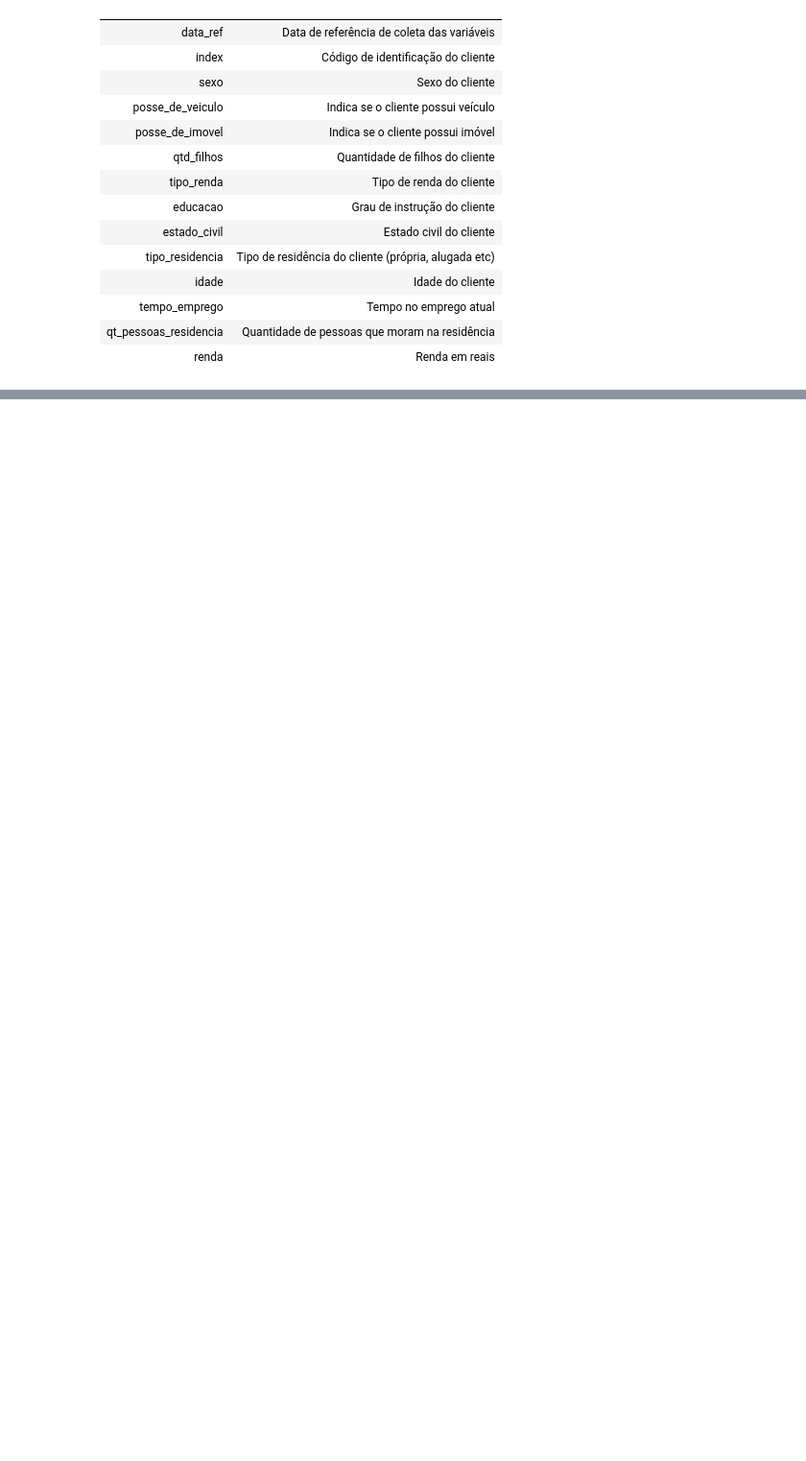
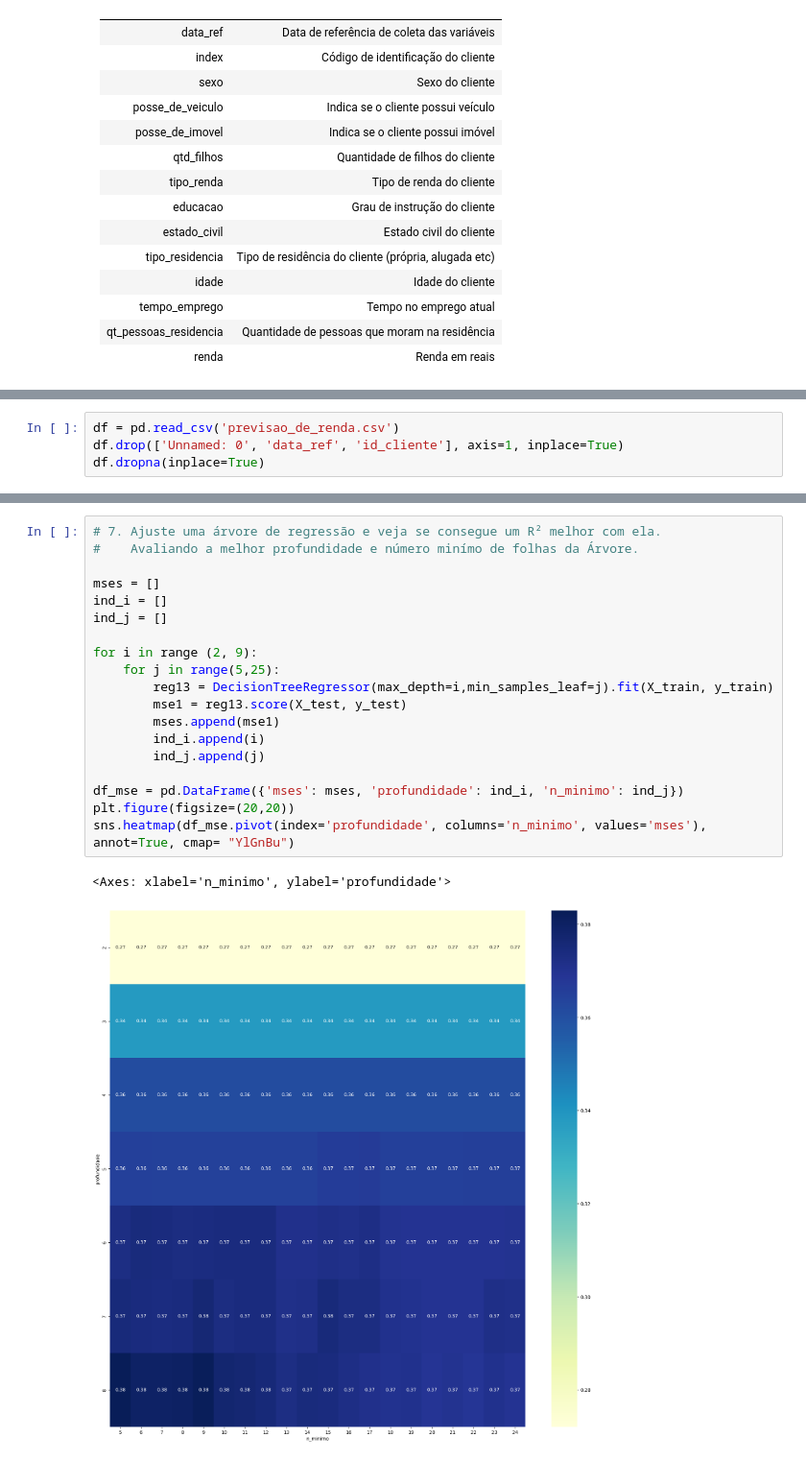
Before and after one commit to marceloaires7/EBAC-Aulas, a Jupyter notebook: Modulo13/Exercício_Cientista_de_dados_Módulo13/Exercício 2/Mod13_Tarefa02.ipynb, the cells around one changed output, grey strips where cells are left out. Shown at 96% size. Saved outputs shown, nothing was run; the diff lists cells and outputs as text; blank space fills up the shorter version.

```diff
--- a/Modulo13/Exercício_Cientista_de_dados_Módulo13/Exercício 2/Mod13_Tarefa02.ipynb
+++ b/Modulo13/Exercício_Cientista_de_dados_Módulo13/Exercício 2/Mod13_Tarefa02.ipynb
@@ -30,3 +56,7 @@ df = pd.read_csv('previsao_de_renda.csv')
+# %%
+df = pd.read_csv('previsao_de_renda.csv')
+df.drop(['Unnamed: 0', 'data_ref', 'id_cliente'], axis=1, inplace=True)
+df.dropna(inplace=True)
 # %%
 df.info()
 # %% [output]
@@ -57,0 +747,22 @@ memory usage: 1.5+ MB
+# %%
+# 7. Ajuste uma árvore de regressão e veja se consegue um R² melhor com ela.
+#    Avaliando a melhor profundidade e número minímo de folhas da Árvore.
+
+mses = []
+ind_i = []
+ind_j = []
+
+for i in range (2, 9):
+    for j in range(5,25):
+        reg13 = DecisionTreeRegressor(max_depth=i,min_samples_leaf=j).fit(X_train, y_train)
+        mse1 = reg13.score(X_test, y_test)
+        mses.append(mse1)
+        ind_i.append(i)
+        ind_j.append(j)
+
+df_mse = pd.DataFrame({'mses': mses, 'profundidade': ind_i, 'n_minimo': ind_j})
+plt.figure(figsize=(20,20))
+sns.heatmap(df_mse.pivot(index='profundidade', columns='n_minimo', values='mses'), annot=True, cmap= "YlGnBu")
+# %% [output]
+<Axes: xlabel='n_minimo', ylabel='profundidade'>
+[figure, added]
```
Also changed, not shown: parts of 33 cells of this notebook, 2 other files.
